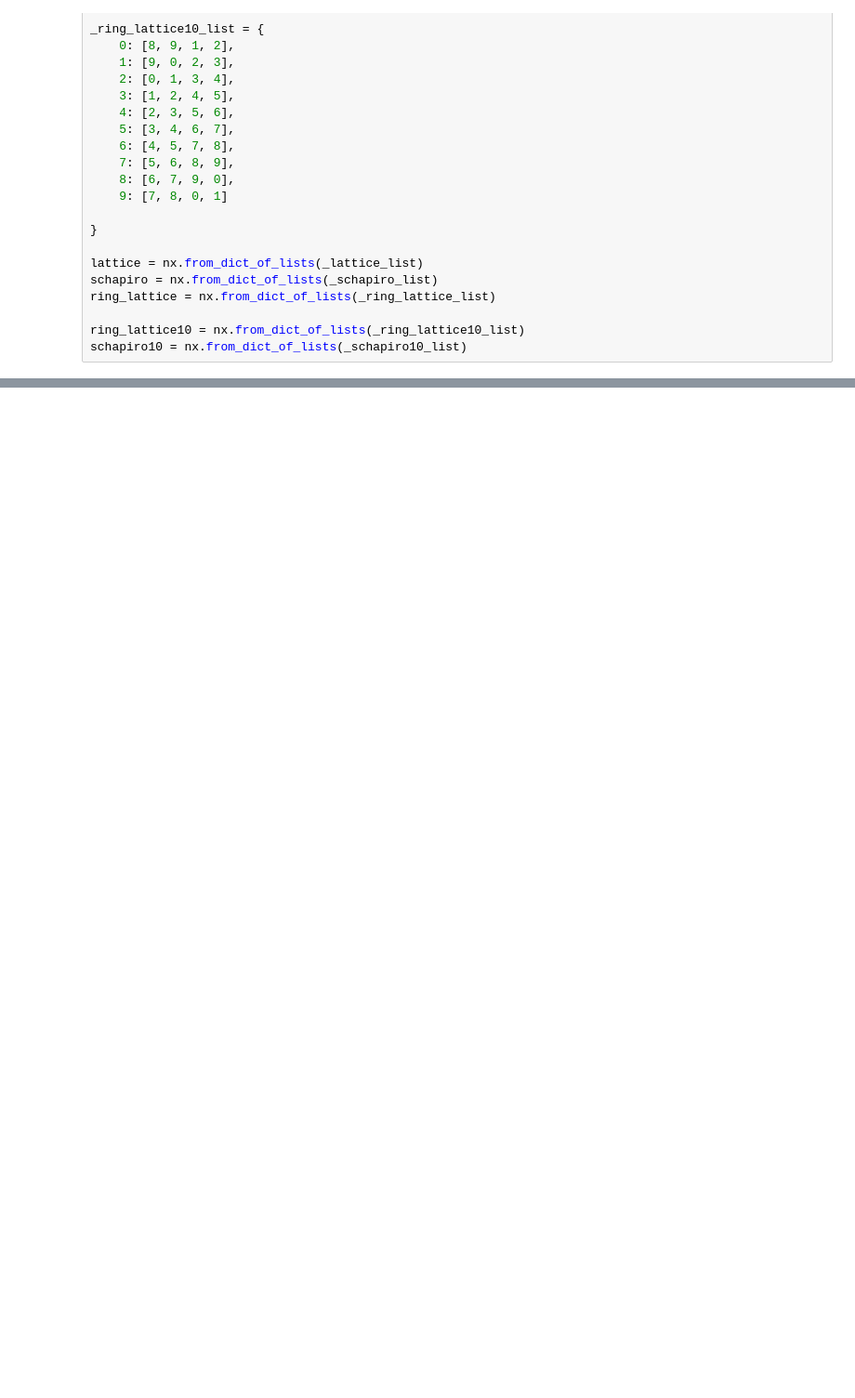
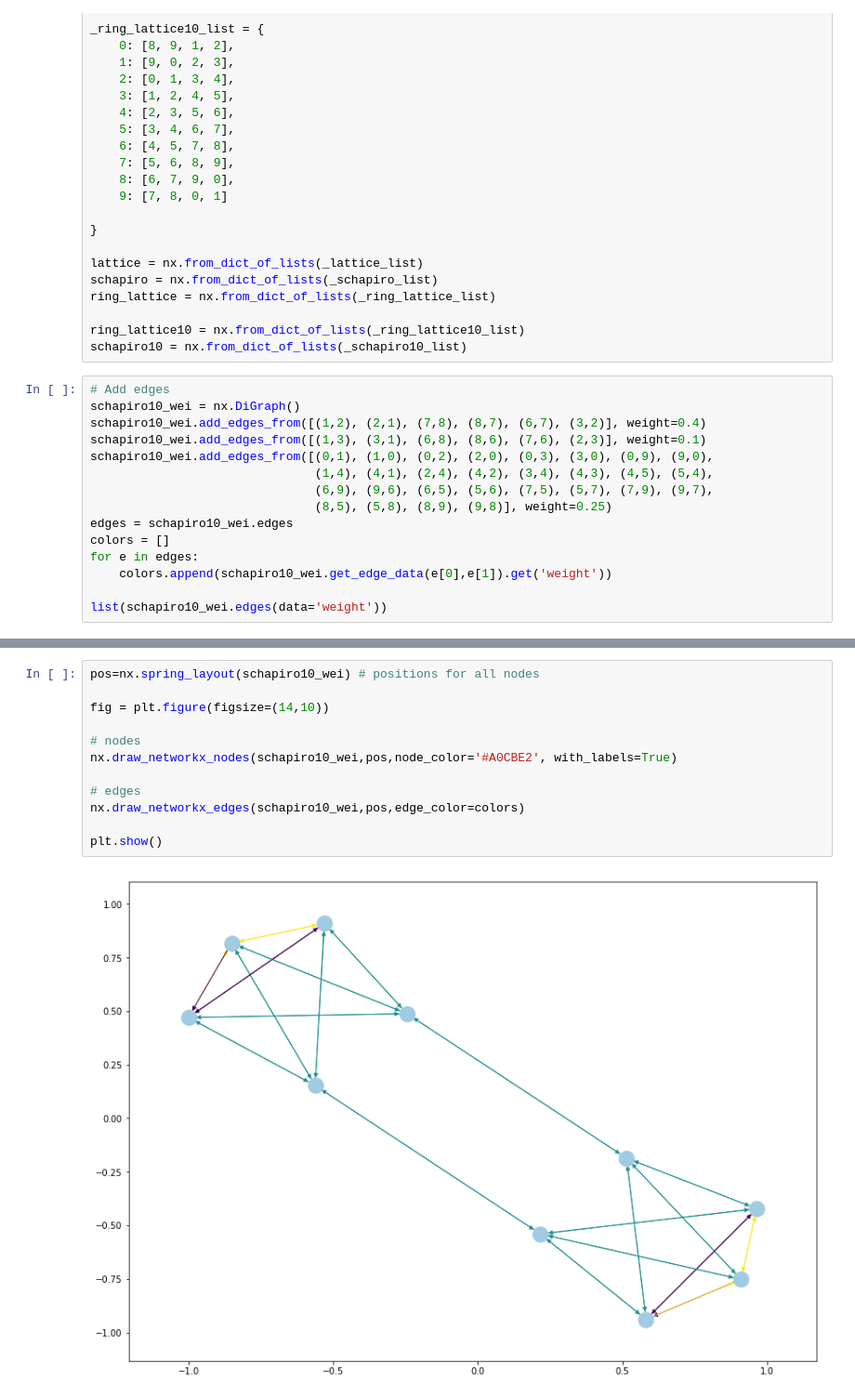
Before and after one commit to jastiso/statistical_learning, a Jupyter notebook: walks/make_walks.ipynb, the cells around one changed output, grey strips where cells are left out. Shown at 93% size. Cells and saved outputs as stored; diff of their text form; blank space fills up the shorter version.

```diff
--- a/walks/make_walks.ipynb
+++ b/walks/make_walks.ipynb
@@ -97,3 +97,18 @@ ring_lattice = nx.from_dict_of_lists(_ring_lattice_list)
 
 ring_lattice10 = nx.from_dict_of_lists(_ring_lattice10_list)
 schapiro10 = nx.from_dict_of_lists(_schapiro10_list)
+# %%
+# Add edges
+schapiro10_wei = nx.DiGraph()
+schapiro10_wei.add_edges_from([(1,2), (2,1), (7,8), (8,7), (6,7), (3,2)], weight=0.4)
+schapiro10_wei.add_edges_from([(1,3), (3,1), (6,8), (8,6), (7,6), (2,3)], weight=0.1)
+schapiro10_wei.add_edges_from([(0,1), (1,0), (0,2), (2,0), (0,3), (3,0), (0,9), (9,0),
+                               (1,4), (4,1), (2,4), (4,2), (3,4), (4,3), (4,5), (5,4),
+                               (6,9), (9,6), (6,5), (5,6), (7,5), (5,7), (7,9), (9,7),
+                               (8,5), (5,8), (8,9), (9,8)], weight=0.25)
+edges = schapiro10_wei.edges
+colors = []
+for e in edges:
+    colors.append(schapiro10_wei.get_edge_data(e[0],e[1]).get('weight'))
+
+list(schapiro10_wei.edges(data='weight'))
@@ -100,3 +133,17 @@ schapiro10 = nx.from_dict_of_lists(_schapiro10_list)
+# %%
+pos=nx.spring_layout(schapiro10_wei) # positions for all nodes
+
+fig = plt.figure(figsize=(14,10))
+
+# nodes
+nx.draw_networkx_nodes(schapiro10_wei,pos,node_color='#A0CBE2', with_labels=True)
+
+# edges
+nx.draw_networkx_edges(schapiro10_wei,pos,edge_color=colors)
+
+plt.show()
+# %% [output]
+[figure, added]
 # %%
 ########
 # WALKS functions
```
Also changed, not shown: parts of 4 cells of this notebook.
